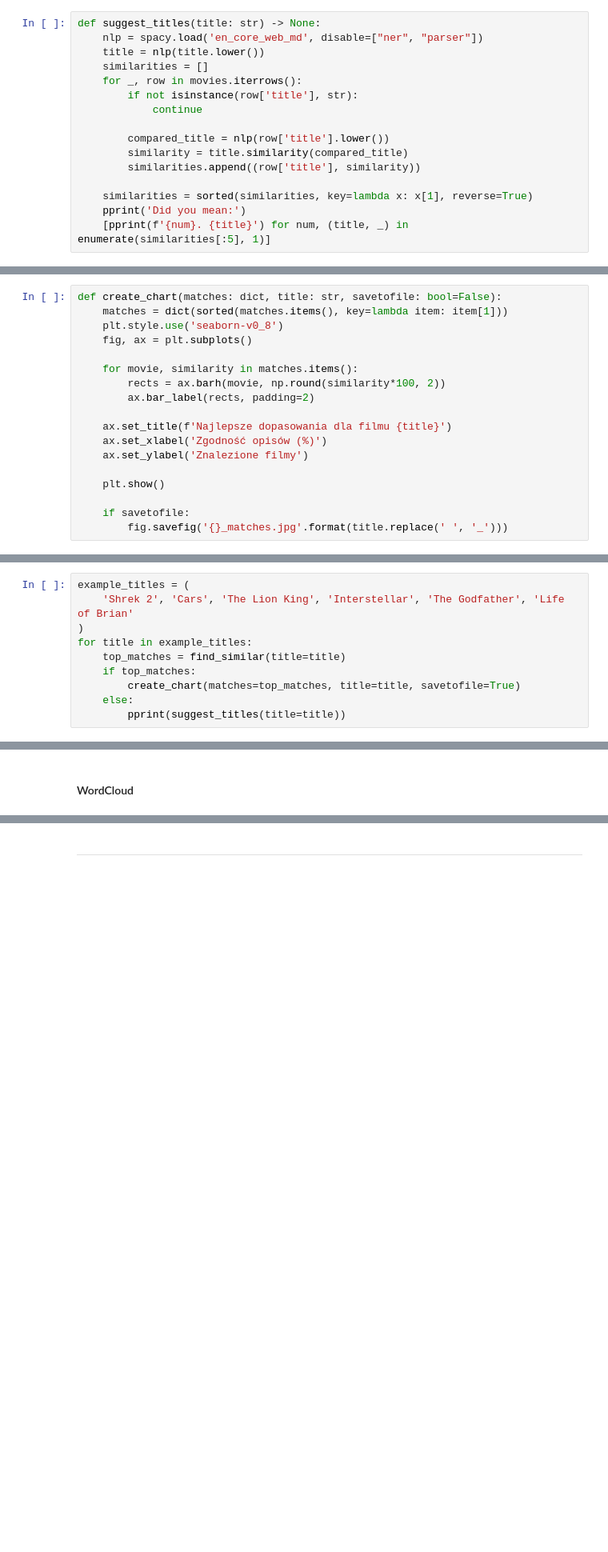
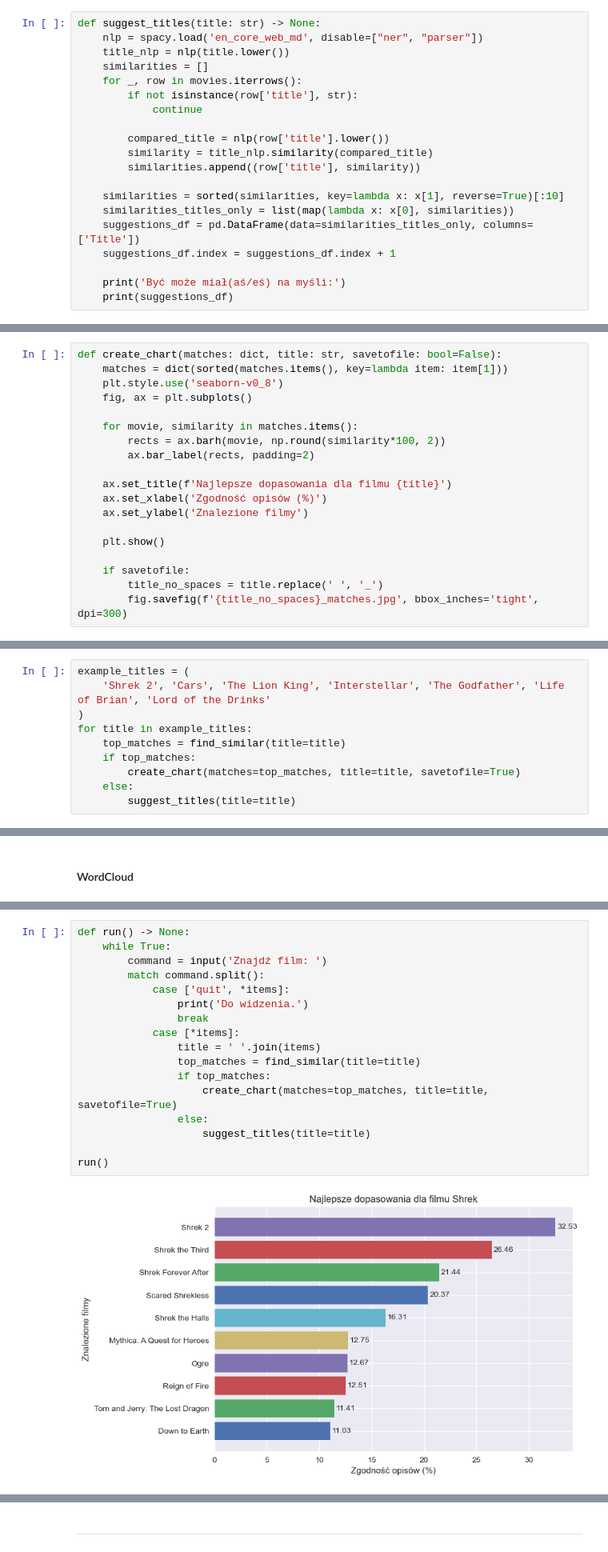
Before and after one commit to pgarwol/MovieRecommender, a Jupyter notebook: search_engine.ipynb, the cells around one changed output, grey strips where cells are left out. Shown at 80% size. Drawn from its saved outputs; the diff is of its cells as text; blank space fills up the shorter version.

```diff
--- a/search_engine.ipynb
+++ b/search_engine.ipynb
@@ -223,19 +221,23 @@ def find_similar(title: str) -> dict:
 # %%
 def suggest_titles(title: str) -> None:
     nlp = spacy.load('en_core_web_md', disable=["ner", "parser"])
-    title = nlp(title.lower())
+    title_nlp = nlp(title.lower())
     similarities = []
     for _, row in movies.iterrows():
         if not isinstance(row['title'], str):
             continue
 
         compared_title = nlp(row['title'].lower())
-        similarity = title.similarity(compared_title)
+        similarity = title_nlp.similarity(compared_title)
         similarities.append((row['title'], similarity))
 
-    similarities = sorted(similarities, key=lambda x: x[1], reverse=True)
-    pprint('Did you mean:')
-    [pprint(f'{num}. {title}') for num, (title, _) in enumerate(similarities[:5], 1)]
+    similarities = sorted(similarities, key=lambda x: x[1], reverse=True)[:10]
+    similarities_titles_only = list(map(lambda x: x[0], similarities))
+    suggestions_df = pd.DataFrame(data=similarities_titles_only, columns=['Title'])
+    suggestions_df.index = suggestions_df.index + 1
+
+    print('Być może miał(aś/eś) na myśli:')
+    print(suggestions_df)
 # %% [markdown]
 #### Funkcja do prezentacji wyników
 # %%
@@ -255,19 +257,20 @@ def create_chart(matches: dict, title: str, savetofile: bool=False):
     plt.show()
 
     if savetofile:
-        fig.savefig('{}_matches.jpg'.format(title.replace(' ', '_')))
+        title_no_spaces = title.replace(' ', '_')
+        fig.savefig(f'{title_no_spaces}_matches.jpg', bbox_inches='tight', dpi=300)
 # %% [markdown]
 <hr style="border-top: 2px dashed white">
 # %% [markdown]
 ## Rezultat
 # %%
 example_titles = (
-    'Shrek 2', 'Cars', 'The Lion King', 'Interstellar', 'The Godfather', 'Life of Brian'
+    'Shrek 2', 'Cars', 'The Lion King', 'Interstellar', 'The Godfather', 'Life of Brian', 'Lord of the Drinks'
 )
 for title in example_titles:
     top_matches = find_similar(title=title)
     if top_matches:
         create_chart(matches=top_matches, title=title, savetofile=True)
     else:
-        pprint(suggest_titles(title=title))
+        suggest_titles(title=title)
 # %% [output]
@@ -376,0 +335,19 @@ plt.show()
+# %%
+def run() -> None:
+    while True:
+        command = input('Znajdź film: ')
+        match command.split():
+            case ['quit', *items]:
+                print('Do widzenia.')
+                break
+            case [*items]:
+                title = ' '.join(items)
+                top_matches = find_similar(title=title)
+                if top_matches:
+                    create_chart(matches=top_matches, title=title, savetofile=True)
+                else:
+                    suggest_titles(title=title)
+
+run()
+# %% [output]
+[figure, added]
```
Also changed, not shown: parts of 7 cells of this notebook, 9 other files.
